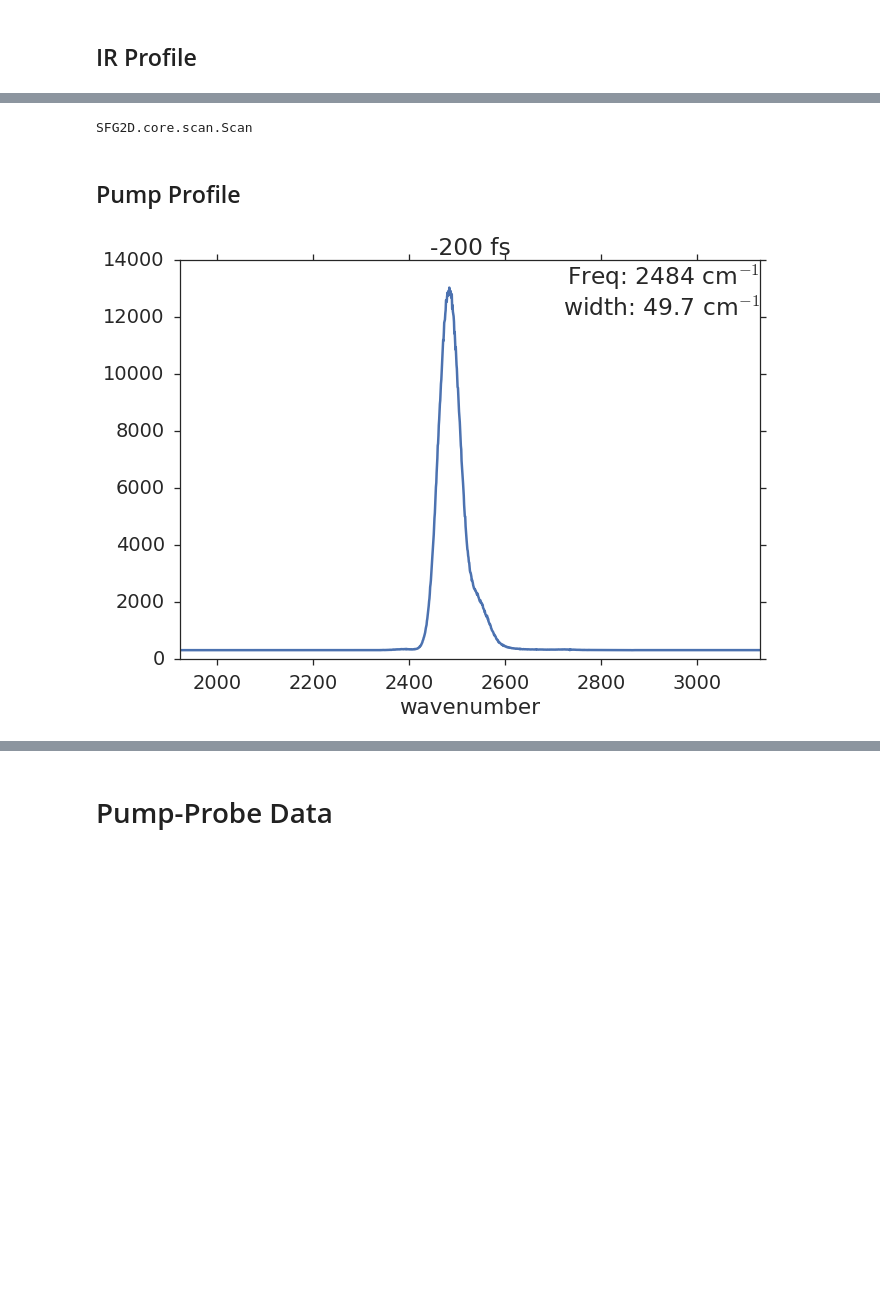
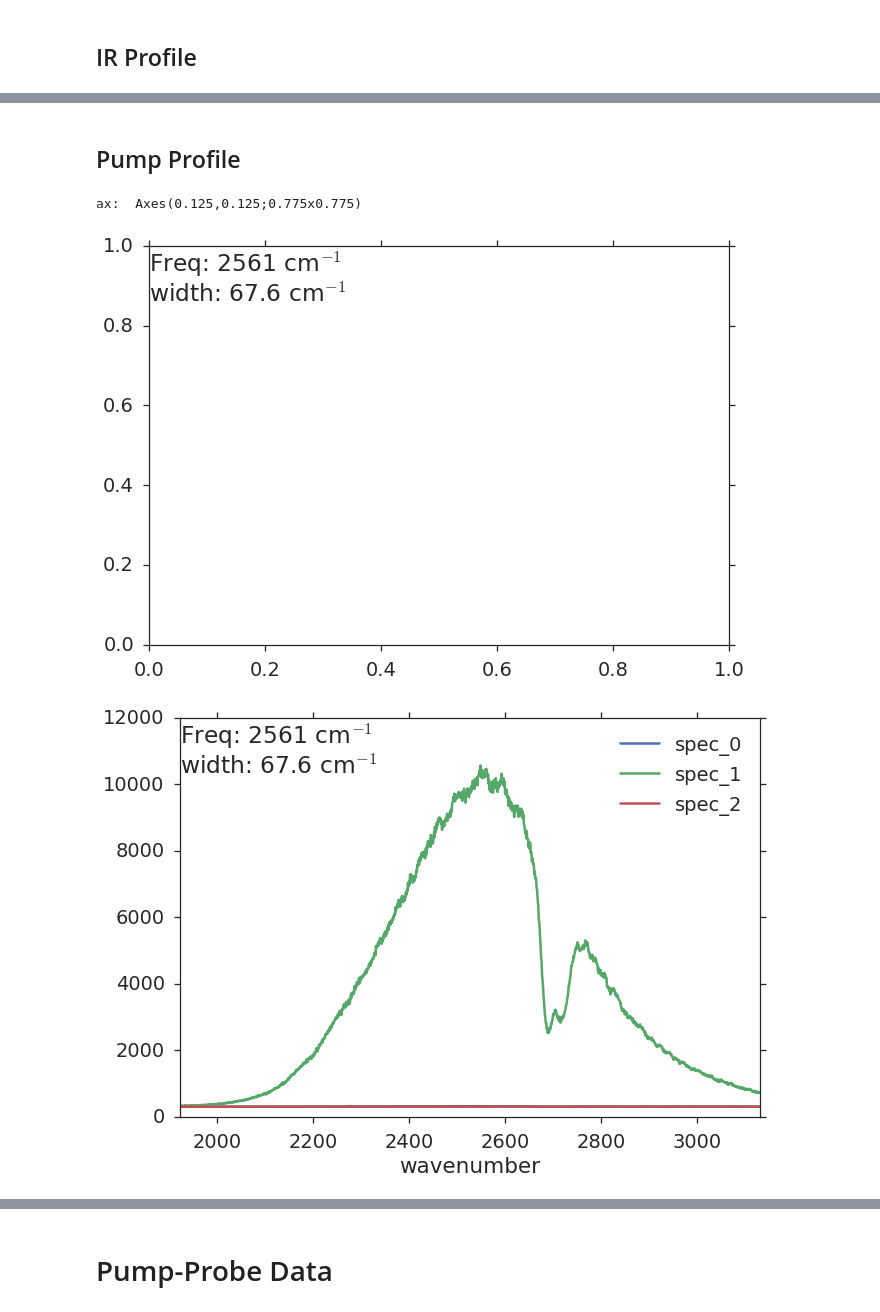
Before and after one commit to deisi/SFG2D, a Jupyter notebook: dashboards/pump-probe/pump-probe.ipynb, the cells around one changed output, grey strips where cells are left out. Cells and saved outputs as stored; diff of their text form; code cells hidden in the pictures; blank space fills up the shorter version.

```diff
--- a/dashboards/pump-probe/pump-probe.ipynb
+++ b/dashboards/pump-probe/pump-probe.ipynb
@@ -4,6 +4,7 @@
 import matplotlib.pyplot as plt
 import ipywidgets as ipyw
 import seaborn as sns
+import pandas as pd
 import SFG2D
 import gui
 
@@ -17,7 +18,7 @@ sns.set_style("ticks")
 sns.set_context("talk", font_scale=1.5, rc={"lines.linewidth": 2.5})
 
 # Setup Data and Widget class
-ppdData = gui.PumpProbeDashboardData('/home/malte/deiseroth/MeasurmentData/2016/08/01/')
+ppdData = gui.PumpProbeDashboardData('/home/malte/MeasurmentData/2016/08/01/')
 ppWidget = gui.PumpProbeWidget(ppdData)
 ppWidget.linkTraitlets()
 #ppWidget.setupObservers(ppdData)
@@ -55,44 +65,52 @@ plt.show()
-# %%
-type(ppdData.ir)
-# %% [output]
-SFG2D.core.scan.Scan
 # %% [markdown]
 ## Pump Profile
 # %%
 def set_pump(fpath):
     ppdData.pump = fpath
+    isinstance(ppdData.pump.pp_delays, pd.indexes.numeric.Int64Index)
     ppWidget.pump_ppdelay.options = list(ppdData.pump.pp_delays)
 
 def pump_plot(spec, pp_delay):
-    if isinstance(ppdData.pump, SFG2D.core.contents.PumpVisSFG):
+    ax=ax_pump.clear()
+    s = r"Freq: %i cm$^{-1}$"%ppdData.pump.freq
+    s += "\n"
+    s += "width: %.3g cm$^{-1}$"%ppdData.pump.width
+    plt.text(
+        0, 1, s,
+        horizontalalignment='left',
+        verticalalignment='top',
+        transform=plt.gca().transAxes
+    )
+    if isinstance(ppdData.pump.pp_delays, pd.indexes.numeric.Int64Index):
         ppdData.pump._pp_delay_pos = pp_delay
 
         if spec == "All":
-            ppdData.pump.med.ix[pp_delay].plot()
+            ppdData.pump.med.ix[pp_delay].plot(ax=ax_pump)
         else:
-            ppdData.pump.med.ix[pp_delay, spec].plot()
+            ppdData.pump.med.ix[pp_delay, spec].plot(ax=ax_pump)
         plt.title('%i fs'%pp_delay)
-        s = r"Freq: %i cm$^{-1}$"%ppdData.pump.freq
-        s += "\n"
-        s += "width: %.3g cm$^{-1}$"%ppdData.pump.width
-        plt.text(
-            1, 1, s,
-            horizontalalignment='right',
-            verticalalignment='top',
-            transform=plt.gca().transAxes
-        )
-        plt.draw()
+
+    if isinstance(ppdData.pump.pp_delays, int):
+        if spec == "All":
+            ppdData.pump.med.plot(ax=ax_pump)
+        else:
+            ppdData.pump.med[spec].plot(ax=ax_pump)
+        #plt.title('%i fs'%pp_delay)
+    plt.draw()
 
 def pump_plot_update(change):
     pump_plot(ppWidget.pump_spec.value,
-                      ppWidget.pump_ppdelay.value)
+              ppWidget.pump_ppdelay.value)
 
 ppWidget.pump_fpath.observe(pump_plot_update, names='value')
 # %%
+fig_pump, ax_pump = plt.subplots(1,1)
 ppWidget.pump = ipyw.interactive(set_pump, fpath = ppWidget.pump_fpath)
 display(ppWidget.pump)
 
 ppWidget.pump_plot = ipyw.interactive(pump_plot, spec=ppWidget.pump_spec, pp_delay=ppWidget.pump_ppdelay)
 display(ppWidget.pump_plot)
 # %% [output]
+ax:  Axes(0.125,0.125;0.775x0.775)
-[figure, old version]
+[figure, new version]
+[figure, added]
```
Also changed, not shown: parts of 4 cells of this notebook, 3 other files.
